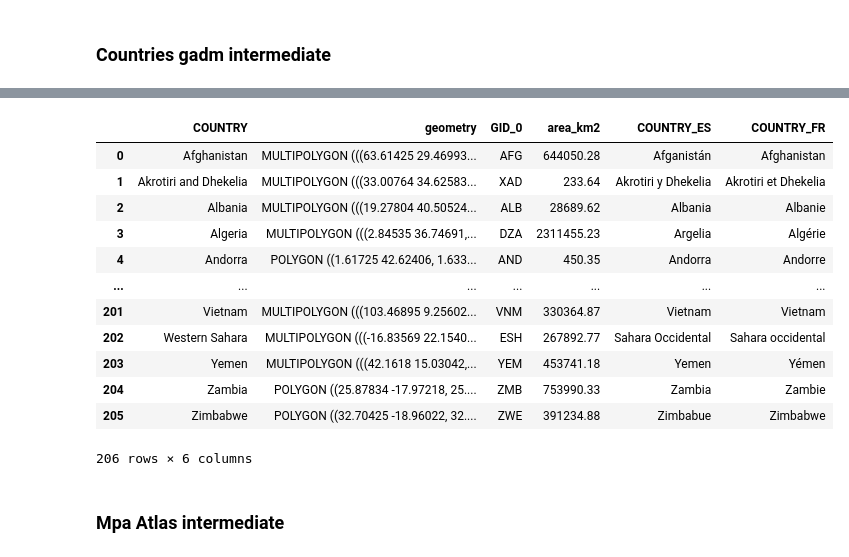
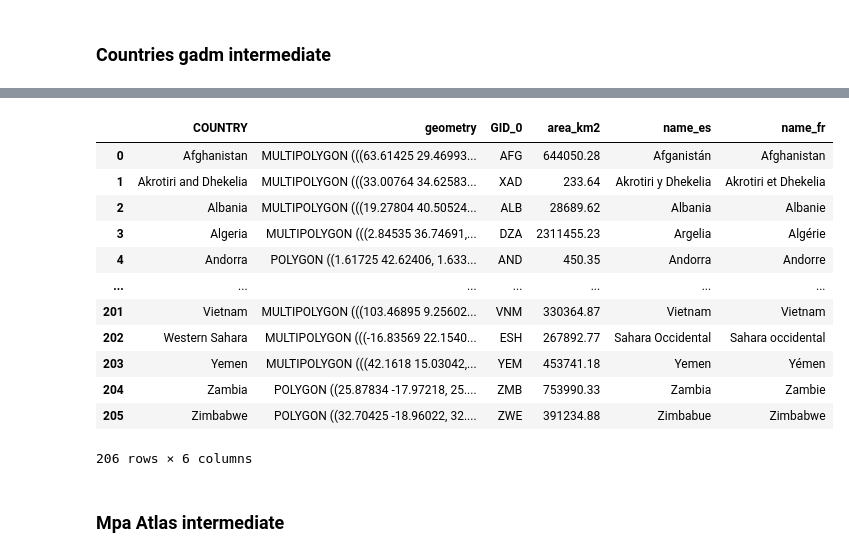
Before and after one commit to Vizzuality/skytruth-30x30, a Jupyter notebook: data/notebooks/pipes_mock/intermediate.ipynb, the cells around one changed output, grey strips where cells are left out. Cells and saved outputs as stored; diff of their text form; code cells hidden in the pictures.

```diff
--- a/data/notebooks/pipes_mock/intermediate.ipynb
+++ b/data/notebooks/pipes_mock/intermediate.ipynb
@@ -631,21 +363,3 @@ gdf_updated = gdf_updated.dissolve(by='COUNTRY').reset_index()
 
 # Calculate area
 gdf_updated = gdf_updated.pipe(calculate_area)
-# %%
-# Add translations
-gdf_updated = gdf_updated.merge(df, on='GID_0')
-gdf_updated
-# %% [output]
-|  | COUNTRY | geometry | GID_0 | area_km2 | COUNTRY_ES | COUNTRY_FR |
-| 0 | Afghanistan | MULTIPOLYGON (((63.61425 29.46993... | AFG | 644050.28 | Afganistán | Afghanistan |
-| 1 | Akrotiri and Dhekelia | MULTIPOLYGON (((33.00764 34.62583... | XAD | 233.64 | Akrotiri y Dhekelia | Akrotiri et Dhekelia |
-| 2 | Albania | MULTIPOLYGON (((19.27804 40.50524... | ALB | 28689.62 | Albania | Albanie |
-| 3 | Algeria | MULTIPOLYGON (((2.84535 36.74691,... | DZA | 2311455.23 | Argelia | Algérie |
-| 4 | Andorra | POLYGON ((1.61725 42.62406, 1.633... | AND | 450.35 | Andorra | Andorre |
-| ... | ... | ... | ... | ... | ... | ... |
-| 201 | Vietnam | MULTIPOLYGON (((103.46895 9.25602... | VNM | 330364.87 | Vietnam | Vietnam |
-| 202 | Western Sahara | MULTIPOLYGON (((-16.83569 22.1540... | ESH | 267892.77 | Sahara Occidental | Sahara occidental |
-| 203 | Yemen | MULTIPOLYGON (((42.1618 15.03042,... | YEM | 453741.18 | Yemen | Yémen |
-| 204 | Zambia | POLYGON ((25.87834 -17.97218, 25.... | ZMB | 753990.33 | Zambia | Zambie |
-| 205 | Zimbabwe | POLYGON ((32.70425 -18.96022, 32.... | ZWE | 391234.88 | Zimbabue | Zimbabwe |
-206 rows × 6 columns
@@ -652,3 +382,29 @@ gdf_updated
+# %%
+def add_translations(df, translations_csv_path):
+    translations_df = pd.read_csv(translations_csv_path, keep_default_na=False, na_values=[])
+
+    df = df.merge(translations_df[['code', 'name_es', 'name_fr']], left_on='GID_0', right_on='code', how='left')
+
+    return df
+# %%
+translations_path = input_path.joinpath('locations_translated.csv')
+# %%
+gdf_translated = add_translations(gdf_updated, translations_path).drop(columns=['code'])
+gdf_translated
+# %% [output]
+|  | COUNTRY | geometry | GID_0 | area_km2 | name_es | name_fr |
+| 0 | Afghanistan | MULTIPOLYGON (((63.61425 29.46993... | AFG | 644050.28 | Afganistán | Afghanistan |
+| 1 | Akrotiri and Dhekelia | MULTIPOLYGON (((33.00764 34.62583... | XAD | 233.64 | Akrotiri y Dhekelia | Akrotiri et Dhekelia |
+| 2 | Albania | MULTIPOLYGON (((19.27804 40.50524... | ALB | 28689.62 | Albania | Albanie |
+| 3 | Algeria | MULTIPOLYGON (((2.84535 36.74691,... | DZA | 2311455.23 | Argelia | Algérie |
+| 4 | Andorra | POLYGON ((1.61725 42.62406, 1.633... | AND | 450.35 | Andorra | Andorre |
+| ... | ... | ... | ... | ... | ... | ... |
+| 201 | Vietnam | MULTIPOLYGON (((103.46895 9.25602... | VNM | 330364.87 | Vietnam | Vietnam |
+| 202 | Western Sahara | MULTIPOLYGON (((-16.83569 22.1540... | ESH | 267892.77 | Sahara Occidental | Sahara occidental |
+| 203 | Yemen | MULTIPOLYGON (((42.1618 15.03042,... | YEM | 453741.18 | Yemen | Yémen |
+| 204 | Zambia | POLYGON ((25.87834 -17.97218, 25.... | ZMB | 753990.33 | Zambia | Zambie |
+| 205 | Zimbabwe | POLYGON ((32.70425 -18.96022, 32.... | ZWE | 391234.88 | Zimbabue | Zimbabwe |
+206 rows × 6 columns
 # %%
 final_gadm = await simplify_async(gdf_updated)
 # %%
```
Also changed, not shown: parts of 32 cells of this notebook, 3 other files.
